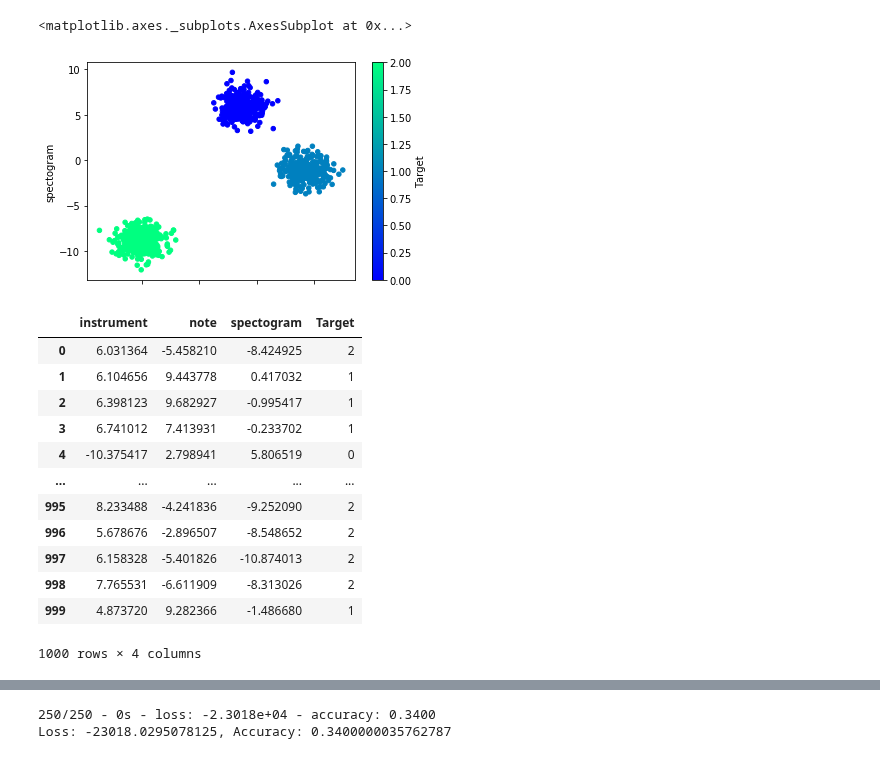
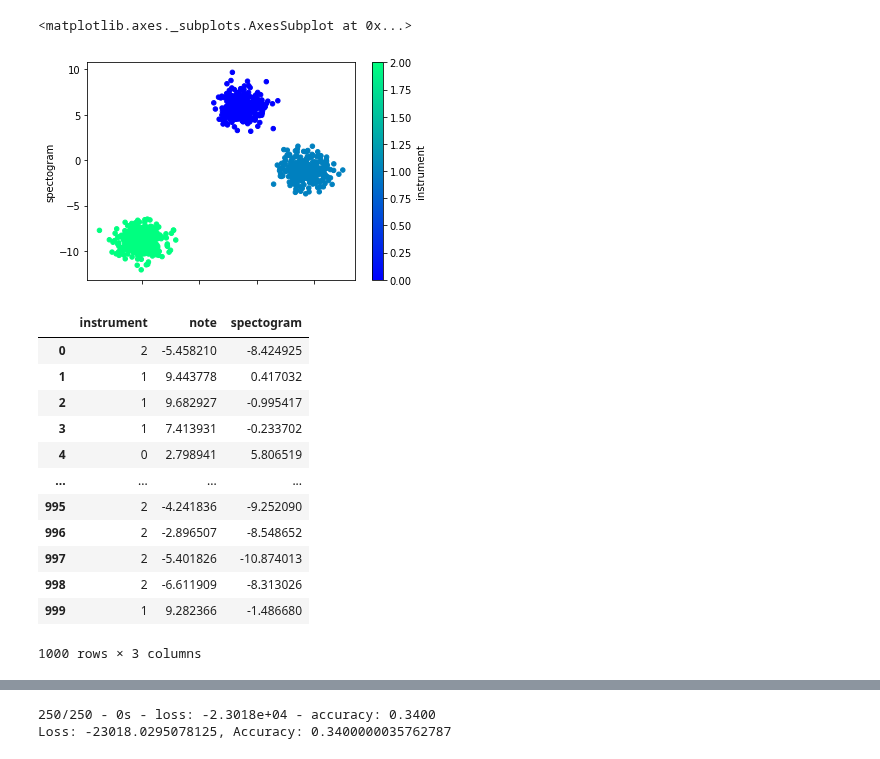
Before and after one commit to susiexia/AI_Music, a Jupyter notebook: Code/Model_Framework_dummydata.ipynb, the cells around one changed output, grey strips where cells are left out. Saved outputs shown, nothing was run; the diff lists cells and outputs as text; code cells hidden in the pictures.

```diff
--- a/Code/Model_Framework_dummydata.ipynb
+++ b/Code/Model_Framework_dummydata.ipynb
@@ -9,36 +9,36 @@ from sklearn.model_selection import train_test_split
 # %%
 # Prior to modeling, we need to convert the categorical columns, instrument and pitch, into numerical values
 # One model for the insturmetDF, and the other for notesDF
 
 
 # Generate dummy dataset - the instrumentDF
 X, y = make_blobs(n_samples=1000, centers=3, n_features=3, random_state=78)
 
 # Creating a DataFrame with the dummy data
 instrumentDF = pd.DataFrame(X, columns=["instrument", "note", "spectogram"])
-instrumentDF["Target"] = y
+instrumentDF["instrument"] = y
 
 # Plotting the dummy data
-instrumentDF.plot.scatter(x="note", y="spectogram", c="Target", colormap="winter")
+instrumentDF.plot.scatter(x="note", y="spectogram", c="instrument", colormap="winter")
 # %% [output]
 <matplotlib.axes._subplots.AxesSubplot at 0x...>
-[figure, old version]
+[figure, new version]
 # %%
 instrumentDF
 # %% [output]
-|  | instrument | note | spectogram | Target |
-| 0 | 6.031364 | -5.458210 | -8.424925 | 2 |
-| 1 | 6.104656 | 9.443778 | 0.417032 | 1 |
-| 2 | 6.398123 | 9.682927 | -0.995417 | 1 |
-| 3 | 6.741012 | 7.413931 | -0.233702 | 1 |
-| 4 | -10.375417 | 2.798941 | 5.806519 | 0 |
-| ... | ... | ... | ... | ... |
-| 995 | 8.233488 | -4.241836 | -9.252090 | 2 |
-| 996 | 5.678676 | -2.896507 | -8.548652 | 2 |
-| 997 | 6.158328 | -5.401826 | -10.874013 | 2 |
-| 998 | 7.765531 | -6.611909 | -8.313026 | 2 |
-| 999 | 4.873720 | 9.282366 | -1.486680 | 1 |
+|  | instrument | note | spectogram |
+| 0 | 2 | -5.458210 | -8.424925 |
+| 1 | 1 | 9.443778 | 0.417032 |
+| 2 | 1 | 9.682927 | -0.995417 |
+| 3 | 1 | 7.413931 | -0.233702 |
+| 4 | 0 | 2.798941 | 5.806519 |
+| ... | ... | ... | ... |
+| 995 | 2 | -4.241836 | -9.252090 |
+| 996 | 2 | -2.896507 | -8.548652 |
+| 997 | 2 | -5.401826 | -10.874013 |
+| 998 | 2 | -6.611909 | -8.313026 |
+| 999 | 1 | 9.282366 | -1.486680 |
-1000 rows × 4 columns
+1000 rows × 3 columns
 # %%
 # split dataset
 X_train, X_test, y_train, y_test = train_test_split(X, y, random_state=78)
```
Also changed, not shown: parts of 3 cells of this notebook, 4 other files.
